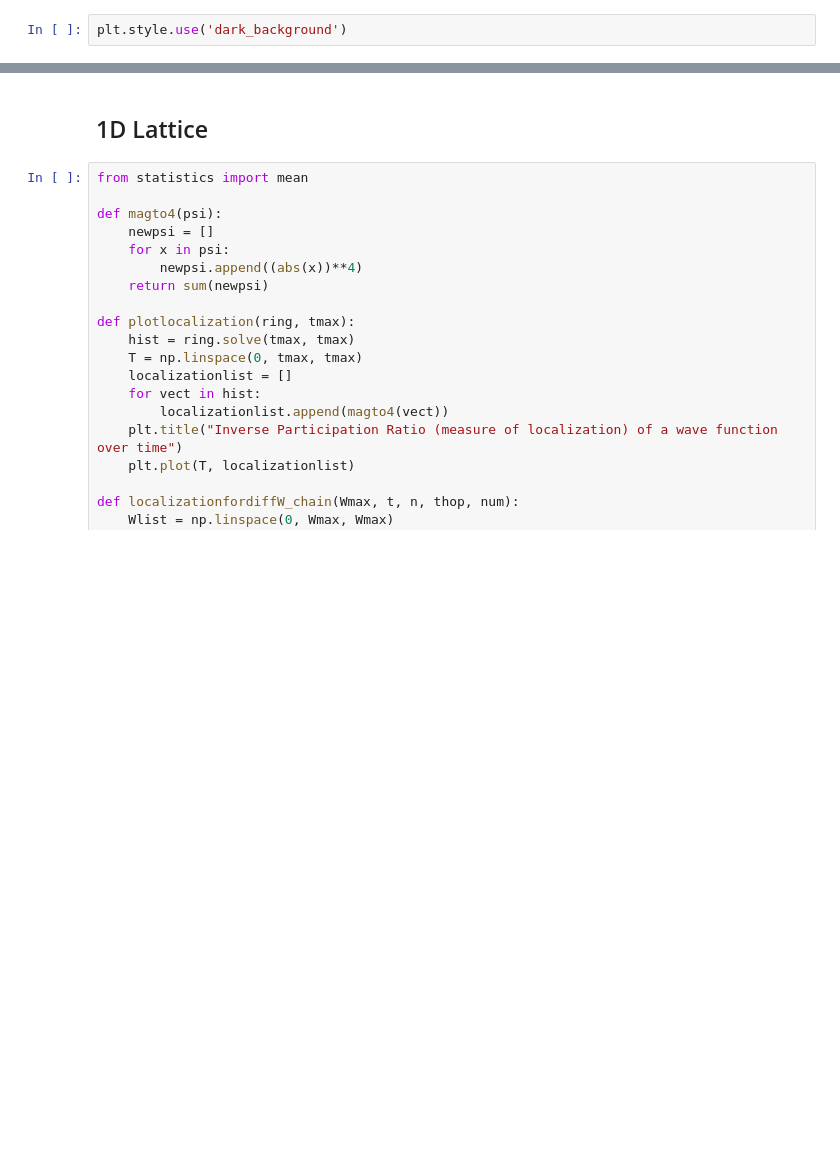
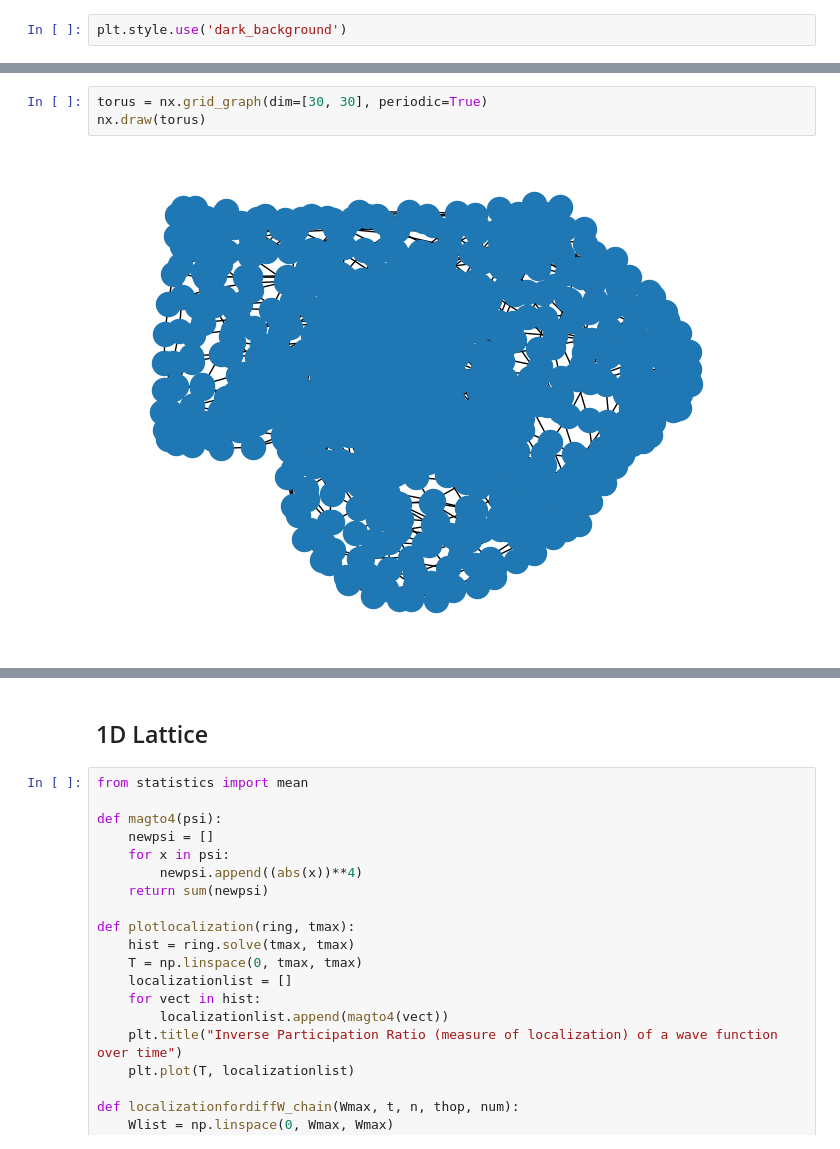
Before and after one commit to ravikoka/qgraph, a Jupyter notebook: plot_ipr.ipynb, the cells around one changed output, grey strips where cells are left out. Drawn from its saved outputs; the diff is of its cells as text; blank space fills up the shorter version.

```diff
--- a/plot_ipr.ipynb
+++ b/plot_ipr.ipynb
@@ -13,0 +35,5 @@ plt.style.use('dark_background')
+# %%
+torus = nx.grid_graph(dim=[30, 30], periodic=True)
+nx.draw(torus)
+# %% [output]
+[figure, added]
```
Also changed, not shown: parts of 7 cells of this notebook, 4 other files.
